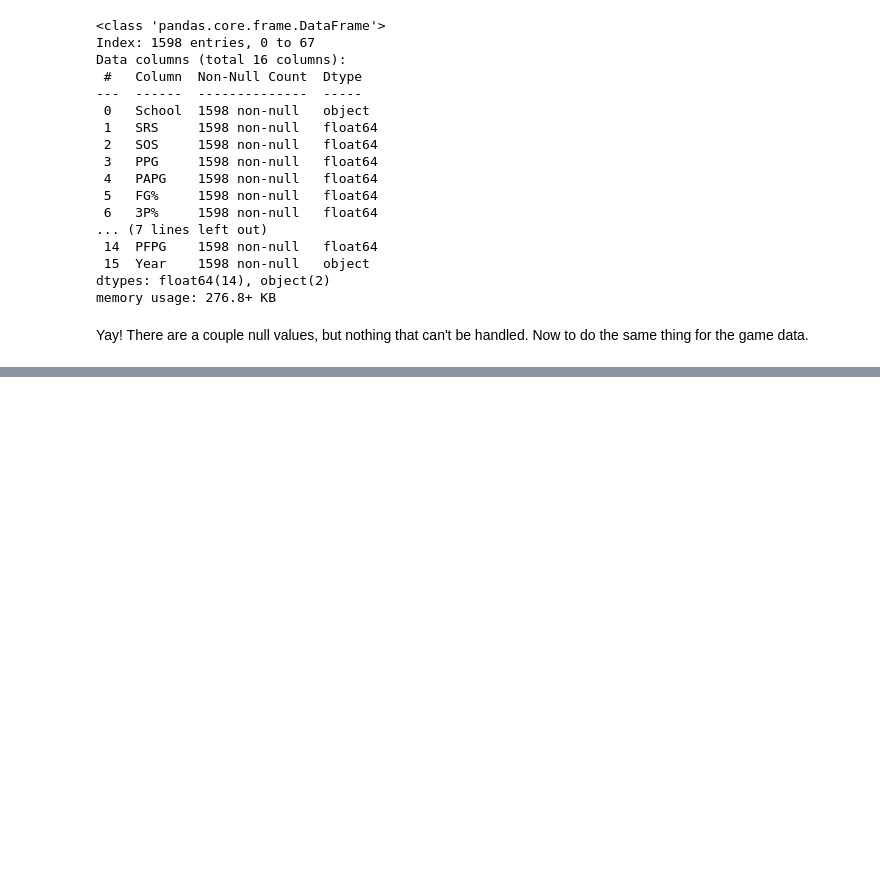
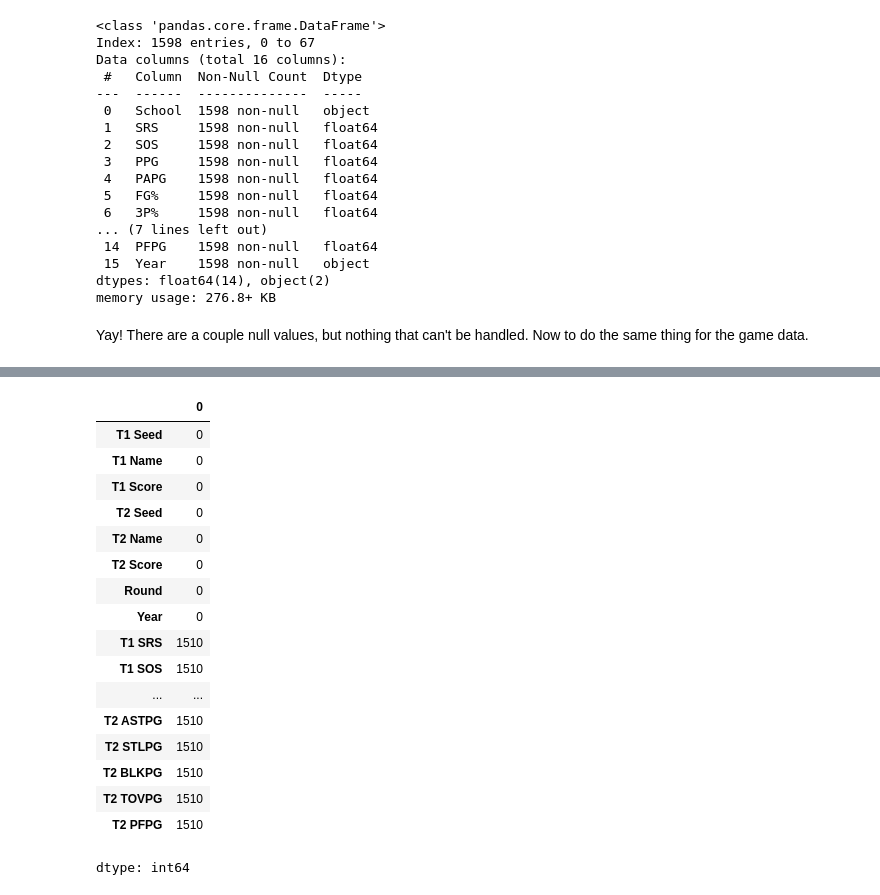
Before and after one commit to BARATZL/march-madness-supML, a Jupyter notebook: NCAAMB_ML.ipynb, the cells around one changed output, grey strips where cells are left out. Drawn from its saved outputs; the diff is of its cells as text; code cells hidden in the pictures; blank space fills up the shorter version.

```diff
--- a/NCAAMB_ML.ipynb
+++ b/NCAAMB_ML.ipynb
@@ -658,0 +700,64 @@ game_data
+# %%
+game_data["Game"] = game_data["T1 Name"] + f' ('+game_data["T1 Seed"].astype(str)+')' + ' v. ' + game_data["T2 Name"] + ' ('+game_data["T2 Seed"].astype(str)+')' + ', ' + game_data["Year"].astype(str)
+# %%
+game_data.set_index('Game', inplace=True)
+# %%
+team_data["Year"] = team_data["Year"].astype(int)
+game_data["Year"] = game_data["Year"].astype(int)
+# %%
+team_data['School'] = team_data['School'].str.strip()
+game_data['T1 Name'] = game_data['T1 Name'].str.strip()
+game_data['T2 Name'] = game_data['T2 Name'].str.strip()
+ncaa2k = pd.merge(game_data, team_data,left_on=['T1 Name','Year'],right_on=['School','Year'],how='left')
+ncaa2k.rename(columns={'SRS':'T1 SRS',
+                         'SOS':'T1 SOS',
+                         'PPG':'T1 PPG',
+                         'PAPG':'T1 PAPG',
+                         'ORBPG':'T1 ORBPG',
+                         'TRBPG':'T1 TRBPG',
+                         'ASTPG':'T1 ASTPG',
+                         'FG%':'T1 FG%',
+                         '3P%':'T1 3P%',
+                         'FT%':'T1 FT%',
+                         'STLPG':'T1 STLPG',
+                         'BLKPG':'T1 BLKPG',
+                         'TOVPG':'T1 TOVPG',
+                         'PFPG':'T1 PFPG'},inplace=True)
+ncaa2k = pd.merge(ncaa2k, team_data, left_on=['T2 Name','Year'],right_on=['School','Year'],how='left')
+ncaa2k.rename(columns={'SRS':'T2 SRS',
+                         'SOS':'T2 SOS',
+                         'PPG':'T2 PPG',
+                         'PAPG':'T2 PAPG',
+                         'ORBPG':'T2 ORBPG',
+                         'TRBPG':'T2 TRBPG',
+                         'ASTPG':'T2 ASTPG',
+                         'FG%':'T2 FG%',
+                         '3P%':'T2 3P%',
+                         'FT%':'T2 FT%',
+                         'STLPG':'T2 STLPG',
+                         'BLKPG':'T2 BLKPG',
+                         'TOVPG':'T2 TOVPG',
+                         'PFPG':'T2 PFPG'}, inplace=True)
+ncaa2k = ncaa2k.drop(columns=['School_x','School_y'])
+ncaa2k.rename(columns={'Year_x':'Year'},inplace=True)
+# %%
+ncaa2k.isna().sum()
+# %% [output]
+|  | 0 |
+| T1 Seed | 0 |
+| T1 Name | 0 |
+| T1 Score | 0 |
+| T2 Seed | 0 |
+| T2 Name | 0 |
+| T2 Score | 0 |
+| Round | 0 |
+| Year | 0 |
+| T1 SRS | 1510 |
+| T1 SOS | 1510 |
+| ... | ... |
+| T2 ASTPG | 1510 |
+| T2 STLPG | 1510 |
+| T2 BLKPG | 1510 |
+| T2 TOVPG | 1510 |
+| T2 PFPG | 1510 |
+dtype: int64
```
Also changed, not shown: parts of 6 cells of this notebook.
